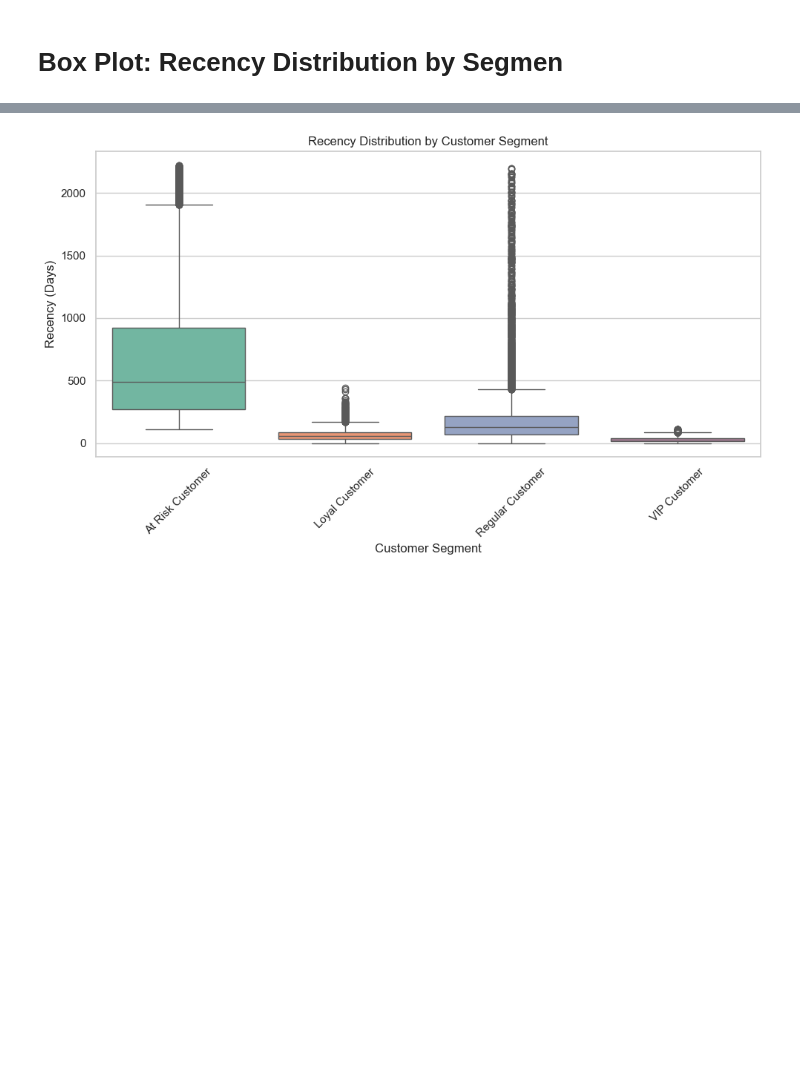
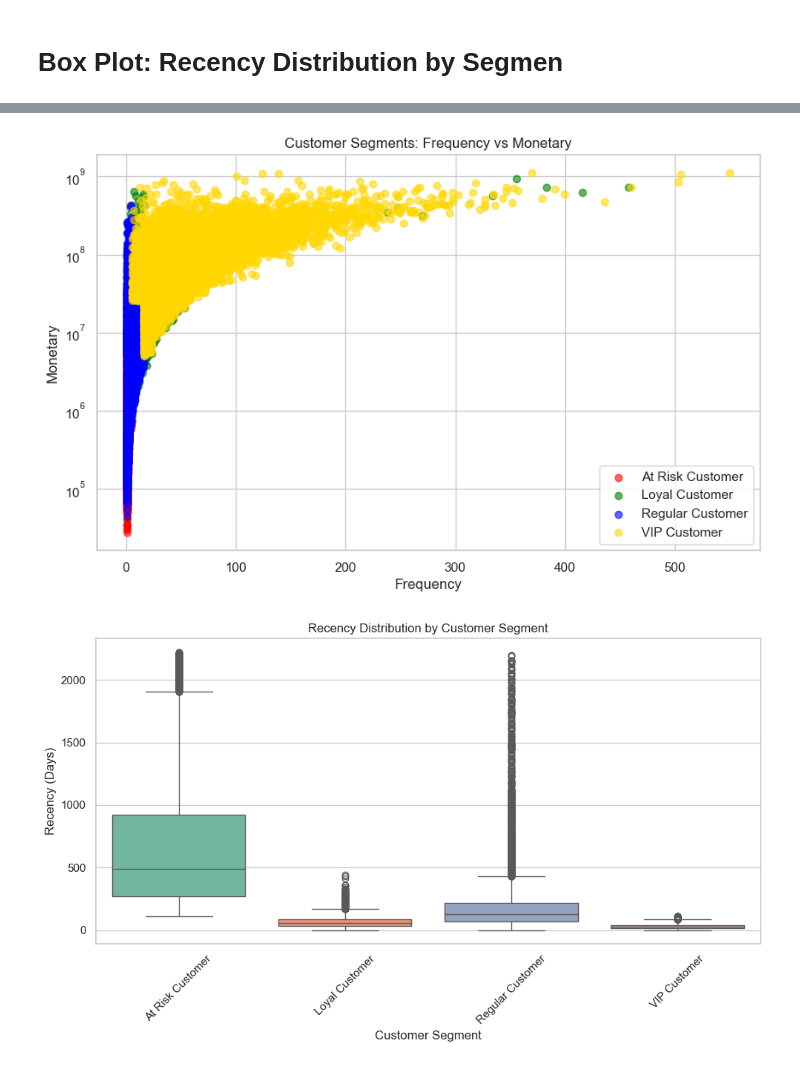
Before and after one commit to hamayunarz/ecommerce-rfm-segmentation, a Jupyter notebook: notebooks/3_customer_segmentation.ipynb, the cells around one changed output, grey strips where cells are left out. Cells and saved outputs as stored; diff of their text form; code cells hidden in the pictures; blank space fills up the shorter version.

```diff
--- a/notebooks/3_customer_segmentation.ipynb
+++ b/notebooks/3_customer_segmentation.ipynb
@@ -250,3 +292,18 @@ plt.show()
+# %%
+plt.figure(figsize=(10, 6))
+colors = {'VIP Customer': 'gold', 'Loyal Customer': 'green',
+          'Regular Customer': 'blue', 'At Risk Customer': 'red'}
+for segment in df_customers_insights['customer_segment'].unique():
+    segment_data = df_customers_insights[df_customers_insights['customer_segment'] == segment]
+    plt.scatter(segment_data['frequency'], segment_data['monetary'],
+               alpha=0.6, label=segment, c=colors[segment])
+plt.xlabel('Frequency')
+plt.ylabel('Monetary')
+plt.title('Customer Segments: Frequency vs Monetary')
+plt.legend()
+plt.yscale('log')
+# %% [output]
+[figure, added]
 # %%
 plt.figure(figsize=(10, 6))
 sns.boxplot(
```
Also changed, not shown: parts of 9 cells of this notebook, 24 other files.
